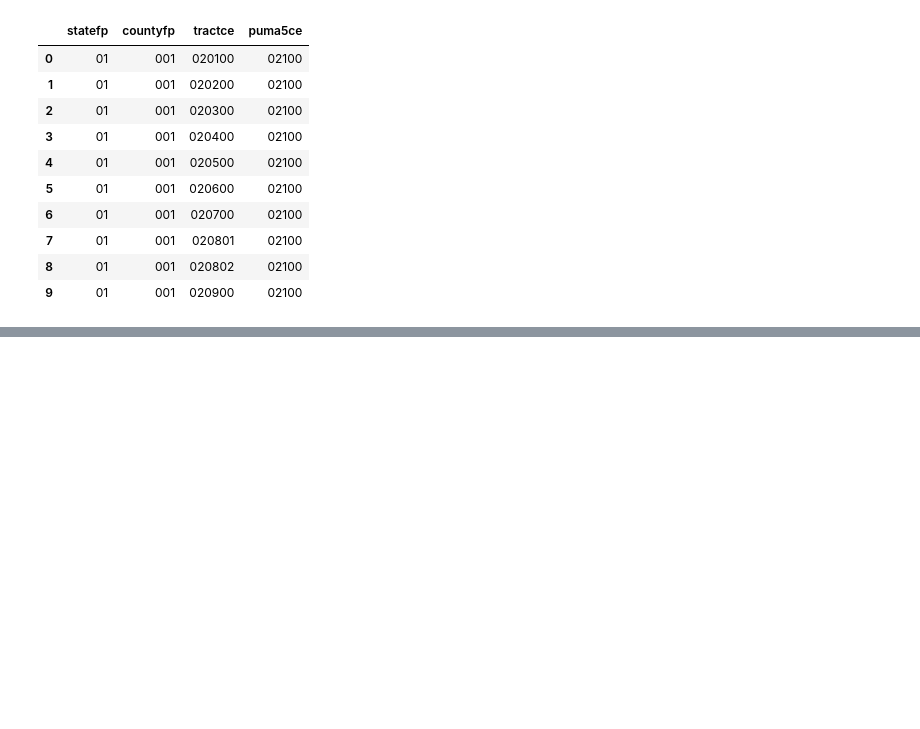
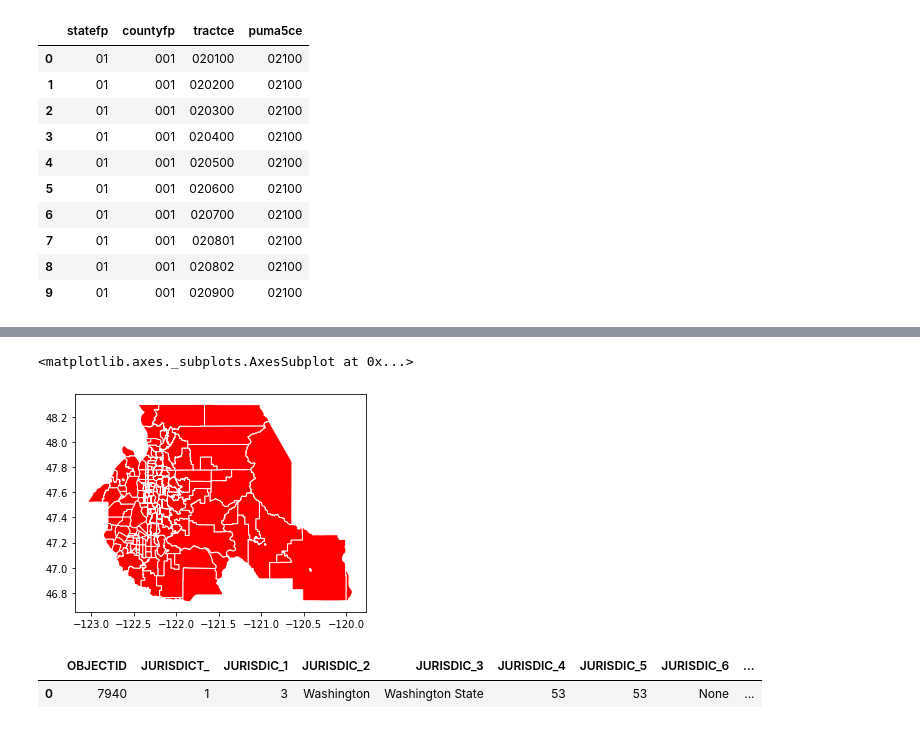
Before and after one commit to JJHick95/phase-1-project-west-ds-082420, a Jupyter notebook: notebooks/exploratory/01_jjh_download_and_data_exploration.ipynb, the cells around one changed output, grey strips where cells are left out. Drawn from its saved outputs; the diff is of its cells as text; code cells hidden in the pictures; blank space fills up the shorter version.

```diff
--- a/notebooks/exploratory/01_jjh_download_and_data_exploration.ipynb
+++ b/notebooks/exploratory/01_jjh_download_and_data_exploration.ipynb
@@ -118,2 +117,4 @@ file_name = "tl_2017_53033_roads.shp"
+# %%
+file_name = "../../data/Zipcodes_for_King_County_and_Surrounding_Area___zipcode_area-shp/Zipcodes_for_King_County_and_Surrounding_Area___zipcode_area.shp"
 # %%
 king_county = gpd.read_file(file_name)
@@ -121,0 +137,5 @@ DriverError: tl_2017_53033_roads.shp: No such file or directory
+# %%
+king_county.plot(color='red', edgecolor='white')
+# %% [output]
+<matplotlib.axes._subplots.AxesSubplot at 0x...>
+[figure, added]
@@ -121,0 +144,6 @@ DriverError: tl_2017_53033_roads.shp: No such file or directory
+# %%
+wa_state = gpd.read_file(wa_file_name)
+wa_state.head()
+# %% [output]
+|  | OBJECTID | JURISDICT_ | JURISDIC_1 | JURISDIC_2 | JURISDIC_3 | JURISDIC_4 | JURISDIC_5 | JURISDIC_6 | ... |
+| 0 | 7940 | 1 | 3 | Washington | Washington State | 53 | 53 | None | ... |
```
Also changed, not shown: parts of 13 cells of this notebook, 1 other file.
